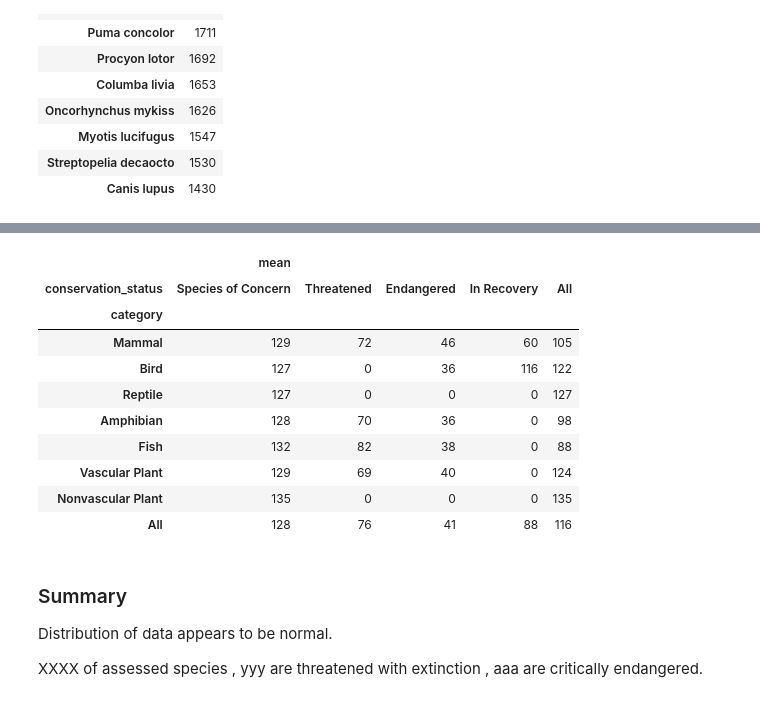
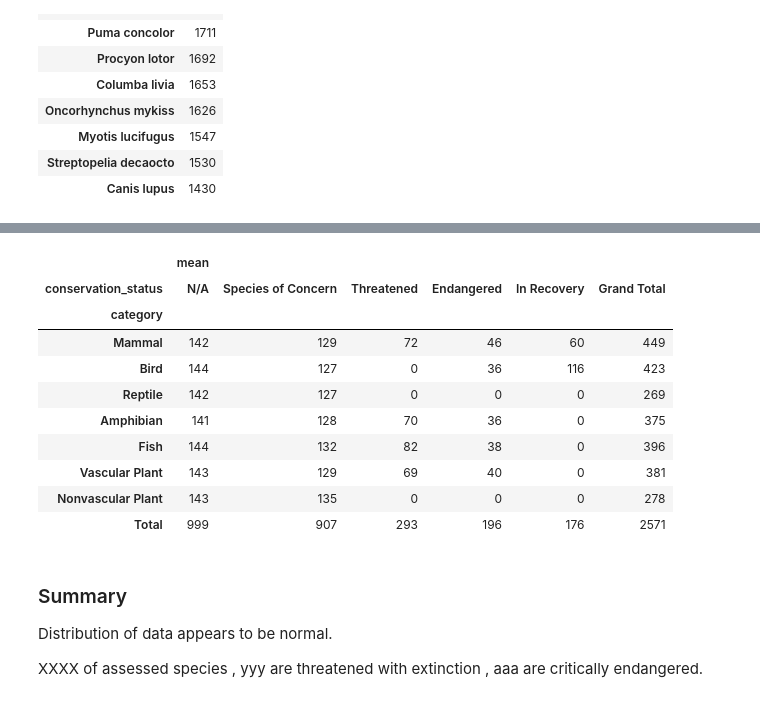
Before and after one commit to egecalay/Biodiversity-in-National-Parks, a Jupyter notebook: biodiversity.ipynb, the cells around one changed output, grey strips where cells are left out. Saved outputs shown, nothing was run; the diff lists cells and outputs as text; code cells hidden in the pictures.

Commit message:
replaced null values with NA @ conservation status

```diff
--- a/biodiversity.ipynb
+++ b/biodiversity.ipynb
@@ -83,3 +80,9 @@ Endangered              16
 Threatened              10
 In Recovery              4
 Name: conservation_status, dtype: int64
+# %%
+# It appears that the missing rows are structurally missing data.
+# The reason why the data is missing in the conservation status column is presumably,
+# because the species in question is not under any conservation
+species.conservation_status.fillna('N/A',inplace=True)
+print(species.conservation_status.value_counts(dropna=False))
@@ -160,7 +170,7 @@ print(species.category.unique())
 # Not Evaluated, Data Deficient, Least Concern, Near Threatened, Vulnerable, Endangered, Critically Endangered, Extinct in the Wild and Extinct.
 # Dataset shall have the following order: Species of Concern <Threatened < Endangered < In Recovery
 #CategoricalDtype() # Another way to convert type to categorical, but prefer using pandas method Categorical in this project to prevent unnecessary library import
-species['conservation_status'] = pd.Categorical(values= species.conservation_status, categories=['Species of Concern', 'Threatened', 'Endangered','In Recovery'], ordered = True)
+species['conservation_status'] = pd.Categorical(values= species.conservation_status, categories=['N/A','Species of Concern', 'Threatened', 'Endangered','In Recovery'], ordered = True)
 species['category'] =pd.Categorical(values= species.category,categories=['Mammal', 'Bird', 'Reptile', 'Amphibian', 'Fish' ,'Vascular Plant','Nonvascular Plant'])
 
 print('\n'); print(species.dtypes)
@@ -302,22 +312,26 @@ df_group_3_mean
 # %%
 # 5. Which category has the most endangered species on average?
 #df_group_4= df.groupby(['conservation_status','category']).observations.aggregate(['sum'])
 
 # null values in the conservation status column likely represent species not categorized for conservation, i.e not under conservation.
-df_group_4=df.pivot_table(index='category',columns='conservation_status',values='observations',aggfunc=['mean'],margins=True,fill_value=(0)).round().astype(int)
+
+df_group_4=df.pivot_table(index='category',columns='conservation_status',values='observations',aggfunc=['mean'],fill_value=(0)).round().astype(int)
+df_group_4.loc['Total']=df_group_4.sum()
+df_group_4['mean','Grand Total']=df_group_4.sum(axis=1) #adds a total line to the right of pivot table
+df_group_4_percent_column = df_group_4.apply(func= lambda x: x/x.sum(),axis=1)
 df_group_4
 # %% [output]
-|  | mean |  |  |  |  |
-| conservation_status | Species of Concern | Threatened | Endangered | In Recovery | All |
-| category |  |  |  |  |  |
-| Mammal | 129 | 72 | 46 | 60 | 105 |
-| Bird | 127 | 0 | 36 | 116 | 122 |
-| Reptile | 127 | 0 | 0 | 0 | 127 |
-| Amphibian | 128 | 70 | 36 | 0 | 98 |
-| Fish | 132 | 82 | 38 | 0 | 88 |
-| Vascular Plant | 129 | 69 | 40 | 0 | 124 |
-| Nonvascular Plant | 135 | 0 | 0 | 0 | 135 |
-| All | 128 | 76 | 41 | 88 | 116 |
+|  | mean |  |  |  |  |  |
+| conservation_status | N/A | Species of Concern | Threatened | Endangered | In Recovery | Grand Total |
+| category |  |  |  |  |  |  |
+| Mammal | 142 | 129 | 72 | 46 | 60 | 449 |
+| Bird | 144 | 127 | 0 | 36 | 116 | 423 |
+| Reptile | 142 | 127 | 0 | 0 | 0 | 269 |
+| Amphibian | 141 | 128 | 70 | 36 | 0 | 375 |
+| Fish | 144 | 132 | 82 | 38 | 0 | 396 |
+| Vascular Plant | 143 | 129 | 69 | 40 | 0 | 381 |
+| Nonvascular Plant | 143 | 135 | 0 | 0 | 0 | 278 |
+| Total | 999 | 907 | 293 | 196 | 176 | 2571 |
 # %% [markdown]
 ### Summary
 Distribution of data appears to be normal.
```
Also changed, not shown: parts of 4 cells of this notebook.
